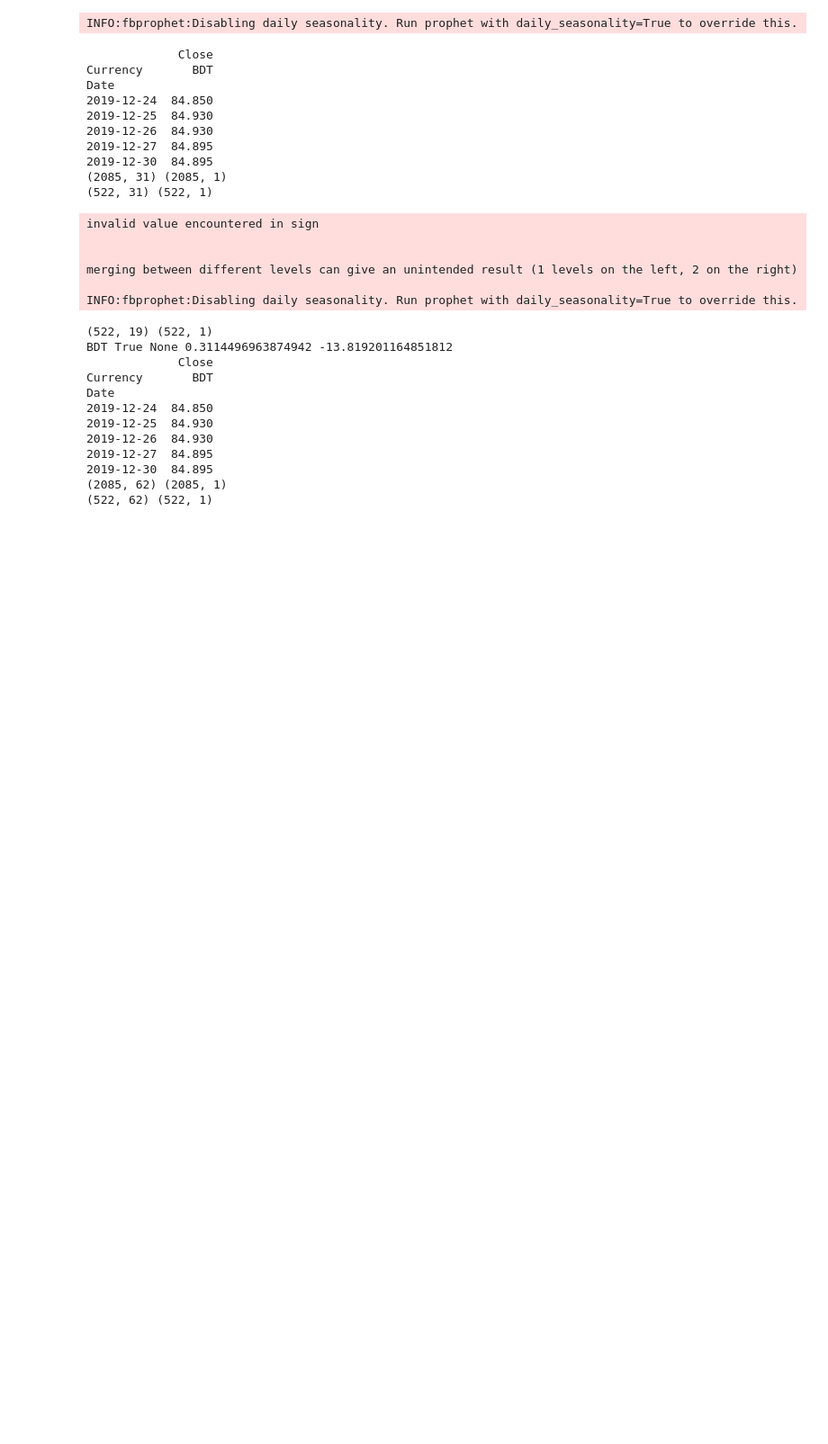
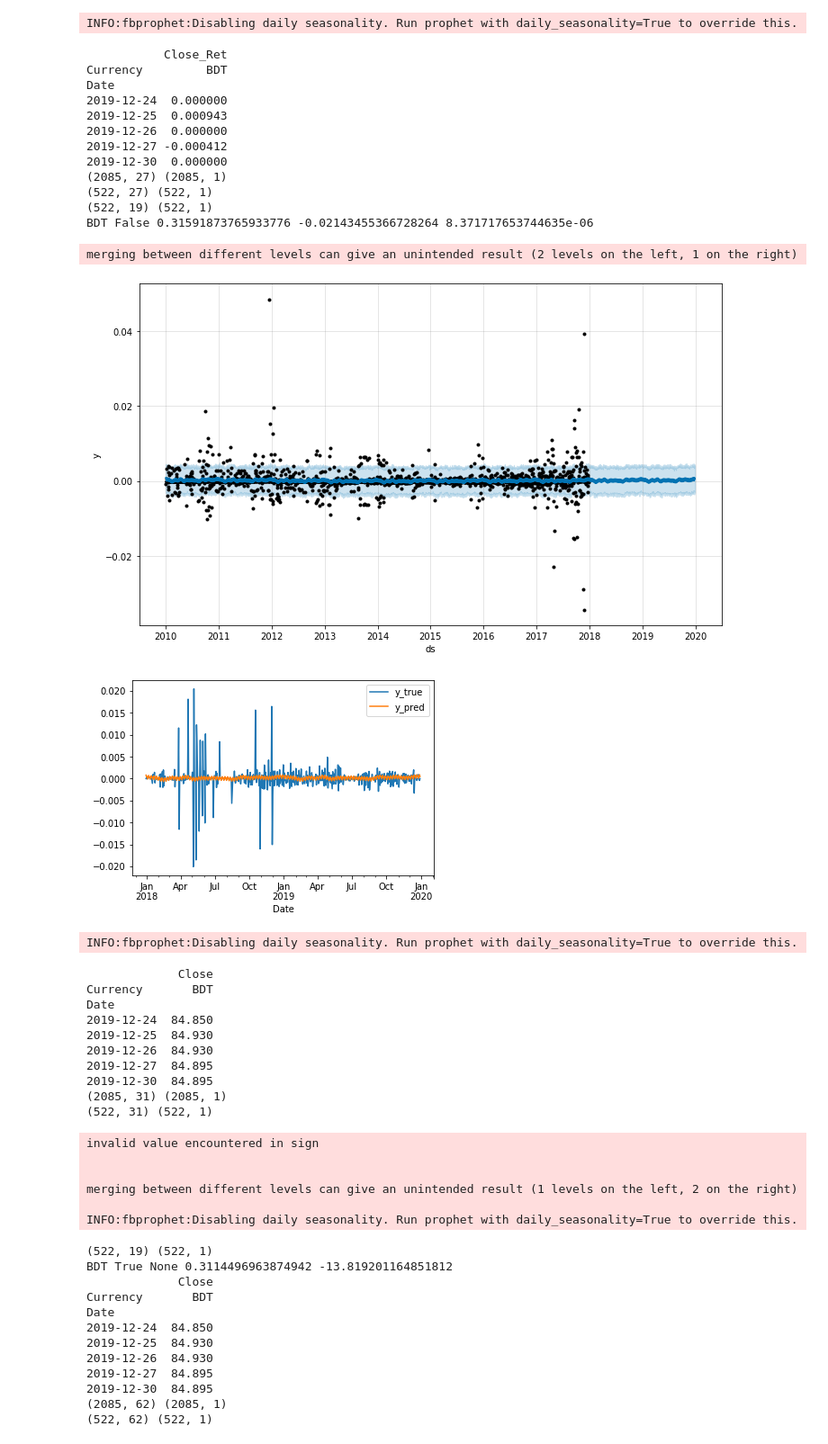
Before and after one commit to KaranMah/project, a Jupyter notebook: Temp Prophet Experiment.ipynb, the cells around one changed output. Shown at 90% size. Saved outputs shown, nothing was run; the diff lists cells and outputs as text; code cells hidden in the pictures; blank space fills up the shorter version.

```diff
--- a/Temp Prophet Experiment.ipynb
+++ b/Temp Prophet Experiment.ipynb
@@ -22,10 +22,10 @@ cd_features = {"BDT": [None, "VND", ("IDR", "IDX Composite")],
 tran = None
 shuffle = False
 
-metric = 'Close'
+metric = 'Close_Ret'
 metrics = ['Open', 'Close', 'Low', 'High']
 target = [metric]
-features = ['Intraday_HL', 'Intraday_OC', 'Prev_close_open'] + [y+x for x in ['', '_Ret', '_Ret_MA_3', '_Ret_MA_15', '_Ret_MA_45', '_MTD', '_YTD'] for y in metrics]# if (x+y) not in target]
+features = ['Intraday_HL', 'Intraday_OC', 'Prev_close_open'] + [y+x for x in ['_Ret', '_Ret_MA_3', '_Ret_MA_15', '_Ret_MA_45', '_MTD', '_YTD'] for y in metrics]# if (x+y) not in target]
 scalers = [MinMaxScaler, StandardScaler, FunctionTransformer]
 # %%
 def split_scale(X, y, scaler, shuffle=False):
@@ -85,17 +85,27 @@ def prep_y_train(y_train):
 # %%
 def call_prophet(y_train, regress=False, X_train = None, X_test = None):
     m = Prophet()
-    # m.add_seasonality(name='yearly', period='20', fourier_order=5)
+#     m.add_seasonality(name='yearly', period='10', fourier_order=10)
     if(regress):
-        m.fit(y_train.join(X_train))
+        exog = X_train
+        exog.columns = [str(x) for x in list(exog.columns)]
+        X_test.columns = [str(x) for x in list(X_test.columns)]
+        exog = exog.reset_index(drop=True)
+        for c in exog.columns:
+            m.add_regressor(c)
+        m.fit(y_train.join(exog))
     else:
         m.fit(y_train)
     future = pd.DataFrame(X_train.append(X_test).index)
     future.columns = ['ds']
     if(regress):
-        future.join(X_test)
+        temp = X_train.append(X_test)
+        temp.columns = [str(x) for x in list(temp.columns)]
+        temp = temp.reset_index(drop=True)
+        future = future.join(temp)
     # future['cap'] = 8
     forecast = m.predict(future)
+    m.plot(forecast)
     return(forecast)
 # %%
 def gen_res(y, forecast):
@@ -118,14 +128,35 @@ def save_res(res):
 # %%
 confusion_matrix(y_true = ret_res['y_true'][1:], y_pred = ret_res['y_pred'][1:])
 # %%
+cur='BDT'
+regress_extra = False
 X_train, X_test, y_train, y_test = get_feats_targets(cur, None)
 y_train = prep_y_train(y_train)
-forecast = call_prophet(y_train, False, X_train, X_test)
+forecast = call_prophet(y_train, regress_extra, X_train, X_test)
 res = gen_res(y_test, forecast)
 ret_res = save_res(res)[1:]
+# ret_res.to_csv("Lol_yeh_dekho.csv")
 print(cur, regress_extra,
       f1_score(ret_res['y_true_class'], ret_res['y_pred_class'], average='weighted'),
-      r2_score(ret_res['y_true_reg'], ret_res['y_pred_reg']))
+      r2_score(ret_res['y_true_reg'], ret_res['y_pred_reg']),
+      mean_squared_error(ret_res['y_true_reg'], ret_res['y_pred_reg']))
+# %% [output]
+INFO:fbprophet:Disabling daily seasonality. Run prophet with daily_seasonality=True to override this.
+           Close_Ret
+Currency         BDT
+Date
+2019-12-24  0.000000
+2019-12-25  0.000943
+2019-12-26  0.000000
+2019-12-27 -0.000412
+2019-12-30  0.000000
+(2085, 27) (2085, 1)
+(522, 27) (522, 1)
+(522, 19) (522, 1)
+BDT False 0.31591873765933776 -0.02143455366728264 8.371717653744635e-06
+merging between different levels can give an unintended result (2 levels on the left, 1 on the right)
+[figure, added]
+[figure, added]
 # %%
 for cur in cd_features:
     for regress_extra in [True, False]:
```
Also changed, not shown: parts of 1 cell of this notebook, 8 other files.
